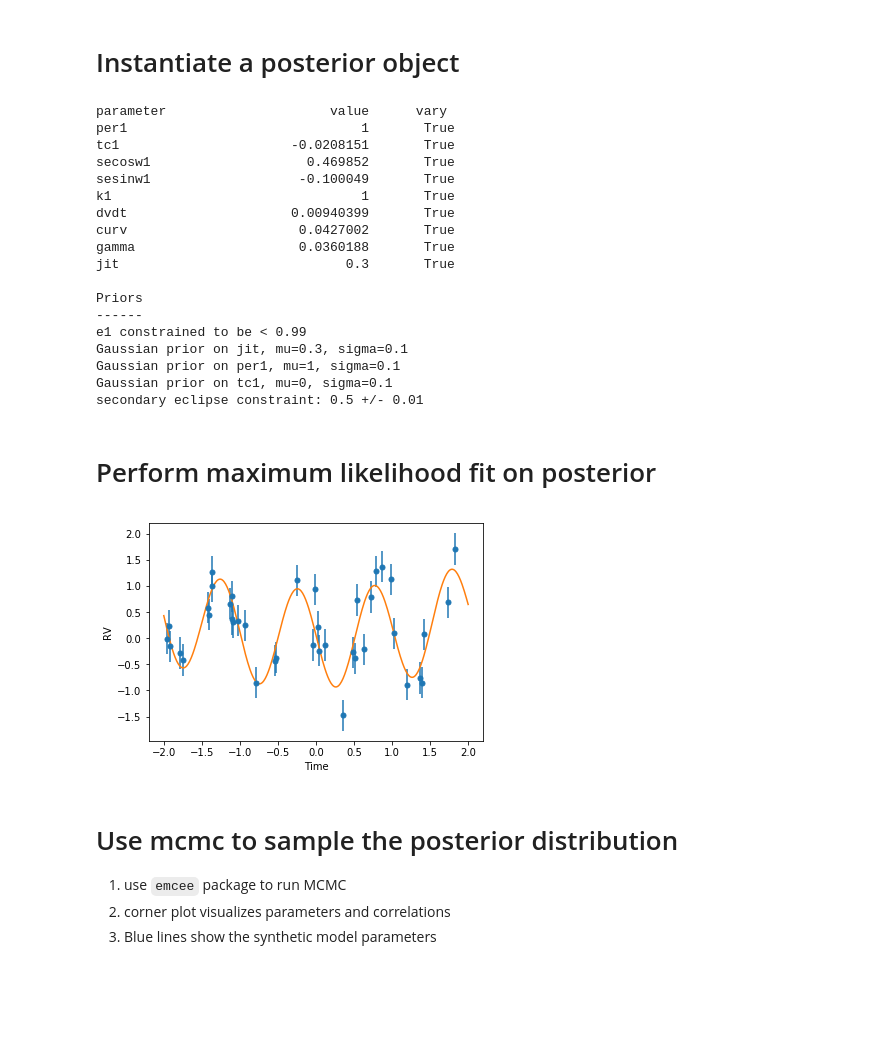
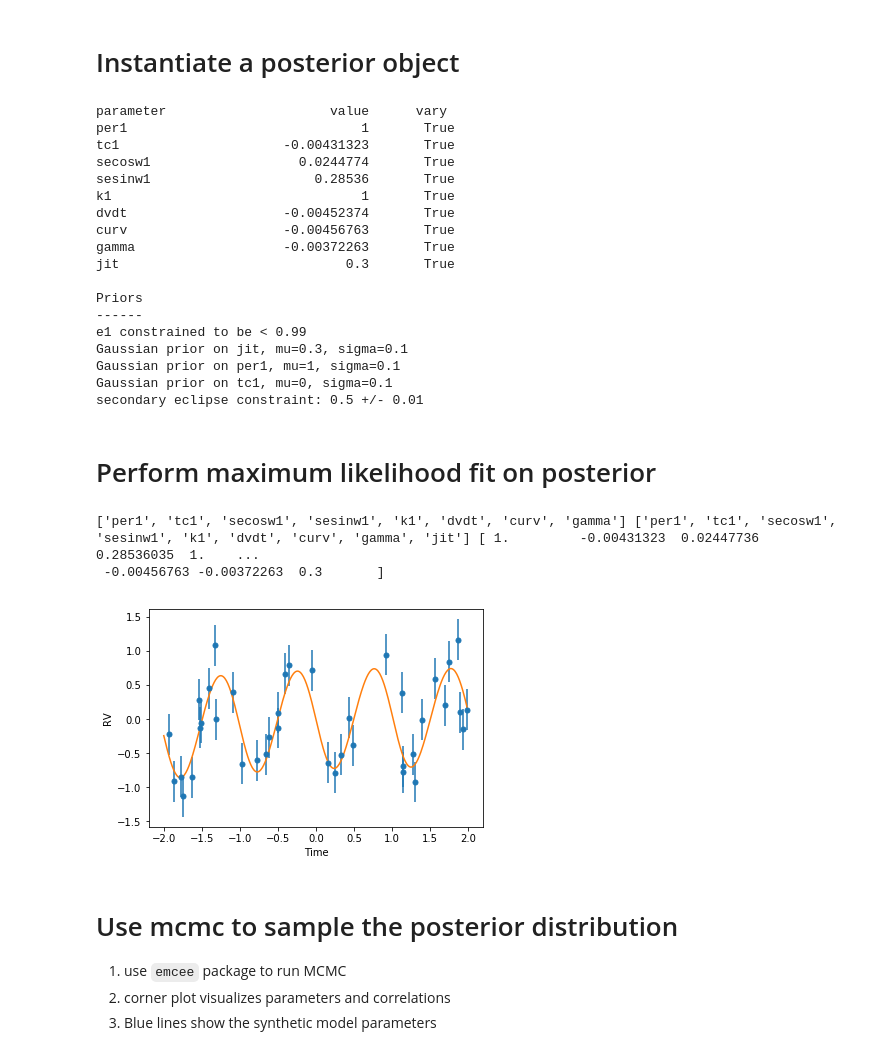
Before and after one commit to California-Planet-Search/radvel, a Jupyter notebook: docs/tutorials/SyntheticData.ipynb, the cells around one changed output. Cells and saved outputs as stored; diff of their text form; code cells hidden in the pictures; blank space fills up the shorter version.

```diff
--- a/docs/tutorials/SyntheticData.ipynb
+++ b/docs/tutorials/SyntheticData.ipynb
@@ -100,8 +100,8 @@ Instantiate a posterior object
 ===============================
 # %%
 post = radvel.posterior.Posterior(like_syn)
-post.params.update(dict(per1=radvel.Parameter(value=1),
-                        k1=radvel.Parameter(value=1)))
+post.params['per1'] = radvel.Parameter(value=1)
+post.params['k1'] = radvel.Parameter(value=1)
 post.params['jit'].vary = True
 post.priors += [radvel.prior.EccentricityPrior( 1 )]
 post.priors += [radvel.prior.Gaussian( 'jit', errvel, 0.1)]
@@ -114,13 +114,13 @@ print(post)
 # %% [output]
 parameter                     value      vary
 per1                              1       True
-tc1                      -0.0208151       True
-secosw1                    0.469852       True
-sesinw1                   -0.100049       True
+tc1                     -0.00431323       True
+secosw1                   0.0244774       True
+sesinw1                     0.28536       True
 k1                                1       True
-dvdt                     0.00940399       True
-curv                      0.0427002       True
-gamma                     0.0360188       True
+dvdt                    -0.00452374       True
+curv                    -0.00456763       True
+gamma                   -0.00372263       True
 jit                             0.3       True
 
 Priors
@@ -134,10 +134,13 @@ secondary eclipse constraint: 0.5 +/- 0.01
 Perform maximum likelihood fit on posterior
 =========================================
 # %%
-res  = optimize.minimize(post.neglogprob_array, post.get_vary_params(), method='Powell' )
+print(post.vparams_order, post.list_vary_params(), post.get_vary_params())
+res  = optimize.minimize(post.neglogprob_array, post.get_vary_params(), method='Nelder-Mead' )
 plot_results(post.likelihood)
 # %% [output]
+['per1', 'tc1', 'secosw1', 'sesinw1', 'k1', 'dvdt', 'curv', 'gamma'] ['per1', 'tc1', 'secosw1', 'sesinw1', 'k1', 'dvdt', 'curv', 'gamma', 'jit'] [ 1.         -0.00431323  0.02447736  0.28536035  1.    ...
+ -0.00456763 -0.00372263  0.3       ]
-[figure, old version]
+[figure, new version]
 # %% [markdown]
 Use mcmc to sample the posterior distribution
 ========================
```
Also changed, not shown: parts of 5 cells of this notebook, 2 other files.
